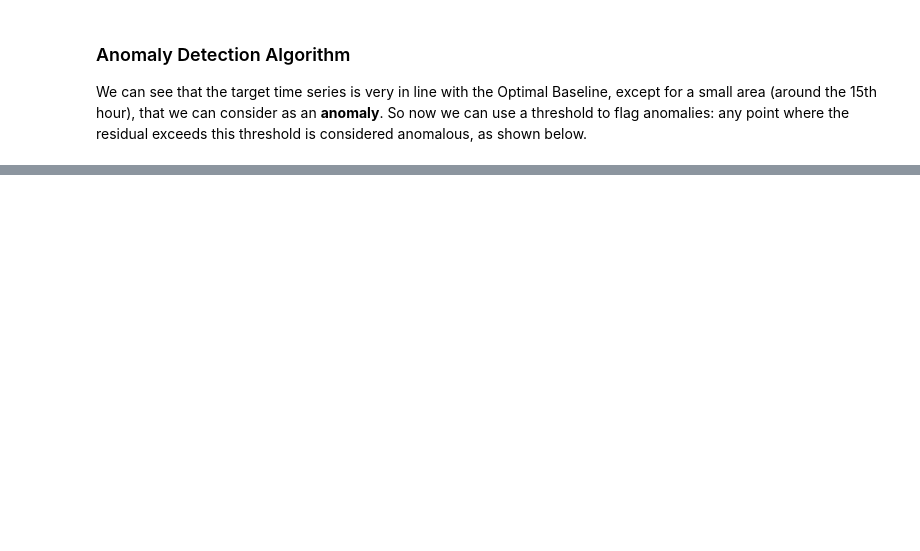
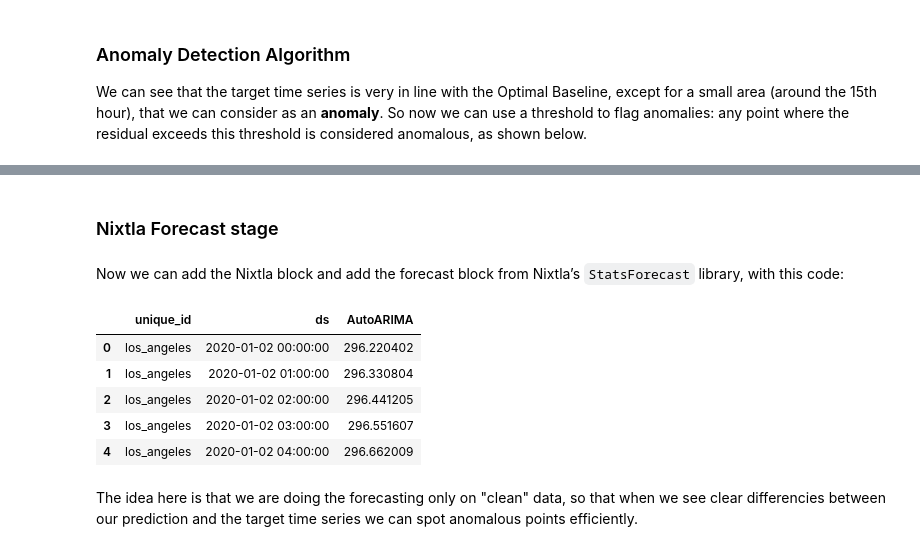
Before and after one commit to PieroPaialungaAI/OptimalBaselineSubtraction, a Jupyter notebook: OBS_Notebook.ipynb, the cells around one changed output, grey strips where cells are left out. Drawn from its saved outputs; the diff is of its cells as text; code cells hidden in the pictures; blank space fills up the shorter version.

Commit message:
Nixtla's forecast is added

````diff
--- a/OBS_Notebook.ipynb
+++ b/OBS_Notebook.ipynb
@@ -139,0 +181,26 @@ Let's list some considerations:
+# %% [markdown]
+### Nixtla Forecast stage
+# %% [markdown]
+Now we can add the Nixtla block and add the forecast block from Nixtla’s ```StatsForecast``` library, with this code:
+# %%
+from statsforecast import StatsForecast
+from statsforecast.models import AutoARIMA
+timestamps = pd.date_range(start='2020-01-01', periods=len(fixed_target), freq='H')
+df = pd.DataFrame({
+    'ds': timestamps,
+    'y': fixed_target,
+    'unique_id': 'los_angeles'  # Required by StatsForecast
+})
+sf = StatsForecast(models=[AutoARIMA(season_length=10)], freq='H')
+sf.fit(df)
+forecast = sf.predict(h=24)
+forecast.head()
+# %% [output]
+|  | unique_id | ds | AutoARIMA |
+| 0 | los_angeles | 2020-01-02 00:00:00 | 296.220402 |
+| 1 | los_angeles | 2020-01-02 01:00:00 | 296.330804 |
+| 2 | los_angeles | 2020-01-02 02:00:00 | 296.441205 |
+| 3 | los_angeles | 2020-01-02 03:00:00 | 296.551607 |
+| 4 | los_angeles | 2020-01-02 04:00:00 | 296.662009 |
+# %% [markdown]
+The idea here is that we are doing the forecasting only on "clean" data, so that when we see clear differencies between our prediction and the target time series we can spot anomalous points efficiently.
````
Also changed, not shown: parts of 10 cells of this notebook, 4 other files.
